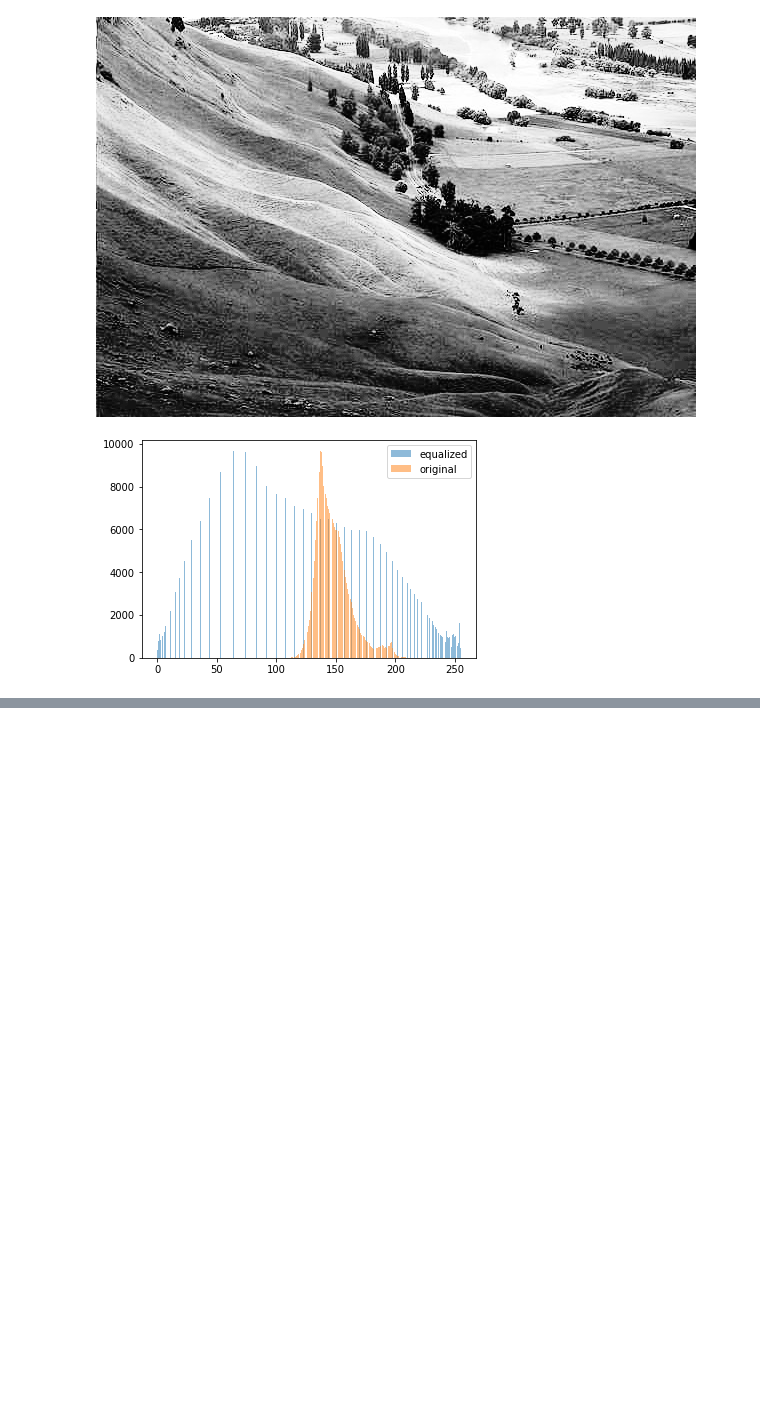
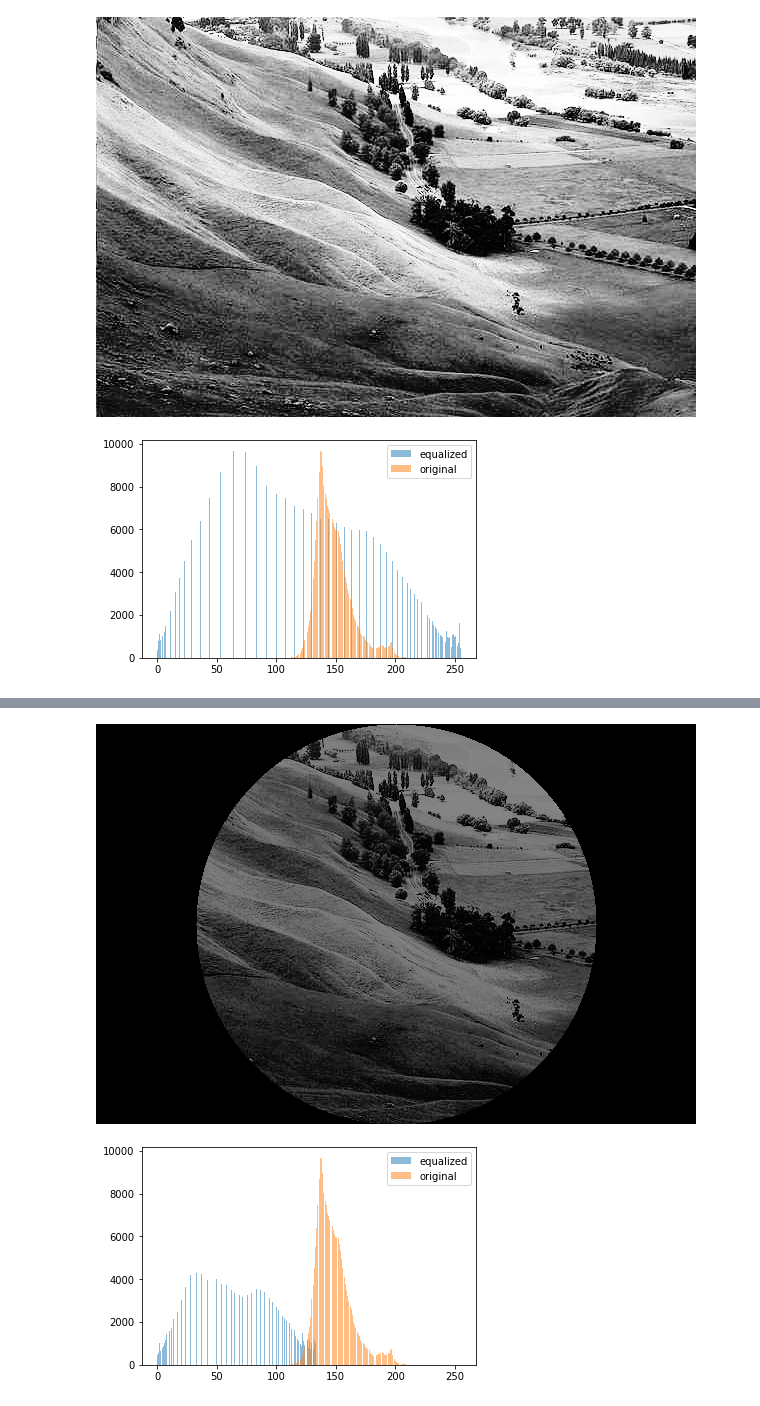
Before and after one commit to MichalKwarta/TSP-parallel-SA, a Jupyter notebook: Hist_equalization/main.ipynb, the cells around one changed output, grey strips where cells are left out. Saved outputs shown, nothing was run; the diff lists cells and outputs as text; code cells hidden in the pictures; blank space fills up the shorter version.

```diff
--- a/Hist_equalization/main.ipynb
+++ b/Hist_equalization/main.ipynb
@@ -66,3 +87,9 @@ seq_with_plotting(image,mask)
+# %%
+equalized_image, mask = seq_with_plotting(image,img_circle)
+equalized_image
+# %% [output]
+[figure, added]
+[figure, added]
 # %%
 from cuda import parallel
 from seq import sequential
```
Also changed, not shown: parts of 9 cells of this notebook.
